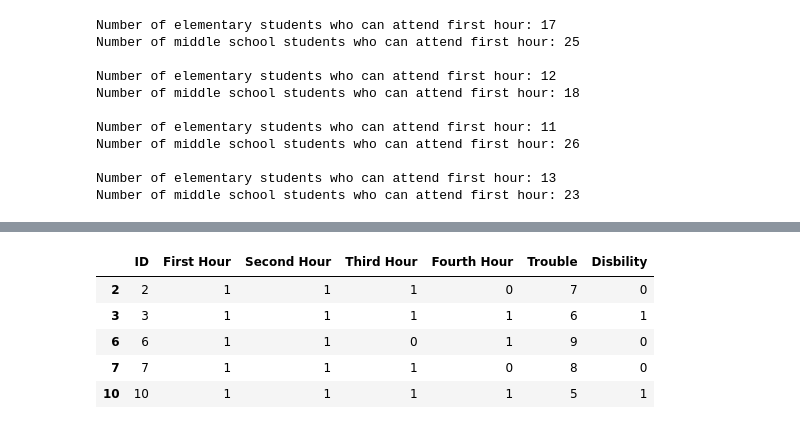
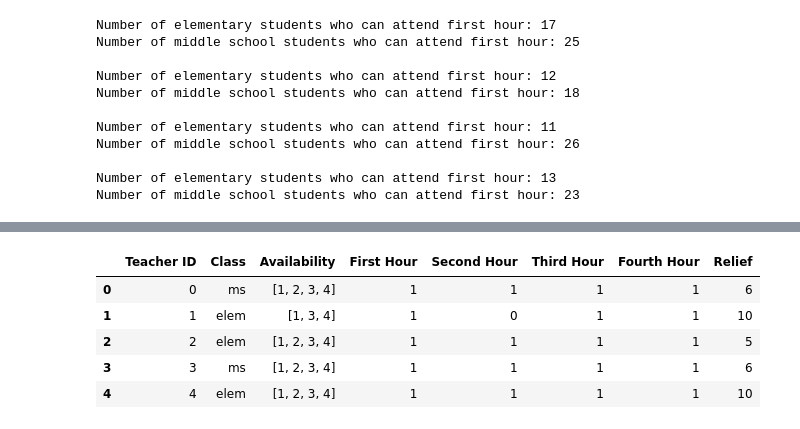
Before and after one commit to Naretina/ISE-3230-Project, a Jupyter notebook: Final Project group 19.ipynb, the cells around one changed output, grey strips where cells are left out. Drawn from its saved outputs; the diff is of its cells as text; code cells hidden in the pictures.

```diff
--- a/Final Project group 19.ipynb
+++ b/Final Project group 19.ipynb
@@ -22,3 +22,6 @@ Data columns (total 6 columns):
 dtypes: int64(2), object(4)
 memory usage: 2.9+ KB
 None
+# %%
+teachers = pd.read_csv("Sample Data (for scheduling) - Teachers.csv")
+print(teachers.info())
@@ -124,3 +139,37 @@ Number of middle school students who can attend first hour: 26
 
 Number of elementary students who can attend first hour: 13
 Number of middle school students who can attend first hour: 23
+# %%
+firstHour = []
+secondHour = []
+thirdHour = []
+fourthHour = []
+
+for i in teachers['Availability']:
+    x = []
+    for j in i:
+        if j.isdigit(): # Reference: https://www.w3schools.com/python/ref_string_isdigit.asp
+            x.append(int(j))
+    if 1 in x:
+        firstHour.append(1)
+    else:
+        firstHour.append(0)
+    if 2 in x:
+        secondHour.append(1)
+    else:
+        secondHour.append(0)
+    if 3 in x:
+        thirdHour.append(1)
+    else:
+        thirdHour.append(0)
+    if 4 in x:
+        fourthHour.append(1)
+    else:
+        fourthHour.append(0)
+# %%
+# Reference: https://www.geeksforgeeks.org/add-multiple-columns-to-dataframe-in-pandas/
+teachers['First Hour'] = firstHour
+teachers['Second Hour'] = secondHour
+teachers['Third Hour'] = thirdHour
+teachers['Fourth Hour'] = fourthHour
+display(teachers.head())
@@ -143,3 +198,12 @@ display(students.head())
+# %%
+display(teachers.head())
+# %% [output]
+|  | Teacher ID | Class | Availability | First Hour | Second Hour | Third Hour | Fourth Hour | Relief |
+| 0 | 0 | ms | [1, 2, 3, 4] | 1 | 1 | 1 | 1 | 6 |
+| 1 | 1 | elem | [1, 3, 4] | 1 | 0 | 1 | 1 | 10 |
+| 2 | 2 | elem | [1, 2, 3, 4] | 1 | 1 | 1 | 1 | 5 |
+| 3 | 3 | ms | [1, 2, 3, 4] | 1 | 1 | 1 | 1 | 6 |
+| 4 | 4 | elem | [1, 2, 3, 4] | 1 | 1 | 1 | 1 | 10 |
 # %%
 # Reference: https://www.geeksforgeeks.org/split-pandas-dataframe-by-column-value/
 elementary = students[students['Grade'] == "elem"]
@@ -147,11 +211,3 @@ middle = students[students['Grade'] == "ms"]
 # Reference: https://www.geeksforgeeks.org/python-delete-rows-columns-from-dataframe-using-pandas-drop/
 elementary = elementary.drop(['First Name', 'Last Name', 'Gender', 'Age', 'Times Available', 'Grade'], axis = 1)
 middle = middle.drop(['First Name', 'Last Name', 'Gender', 'Age', 'Times Available', 'Grade'], axis = 1)
-display(elementary.head())
-# %% [output]
-|  | ID | First Hour | Second Hour | Third Hour | Fourth Hour | Trouble | Disbility |
-| 2 | 2 | 1 | 1 | 1 | 0 | 7 | 0 |
-| 3 | 3 | 1 | 1 | 1 | 1 | 6 | 1 |
-| 6 | 6 | 1 | 1 | 0 | 1 | 9 | 0 |
-| 7 | 7 | 1 | 1 | 1 | 0 | 8 | 0 |
-| 10 | 10 | 1 | 1 | 1 | 1 | 5 | 1 |
```
Also changed, not shown: parts of 16 cells of this notebook.
